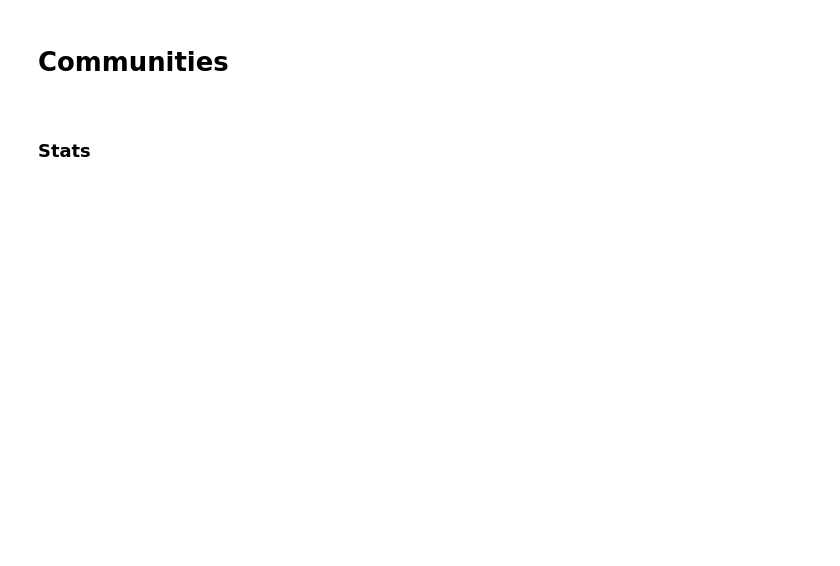
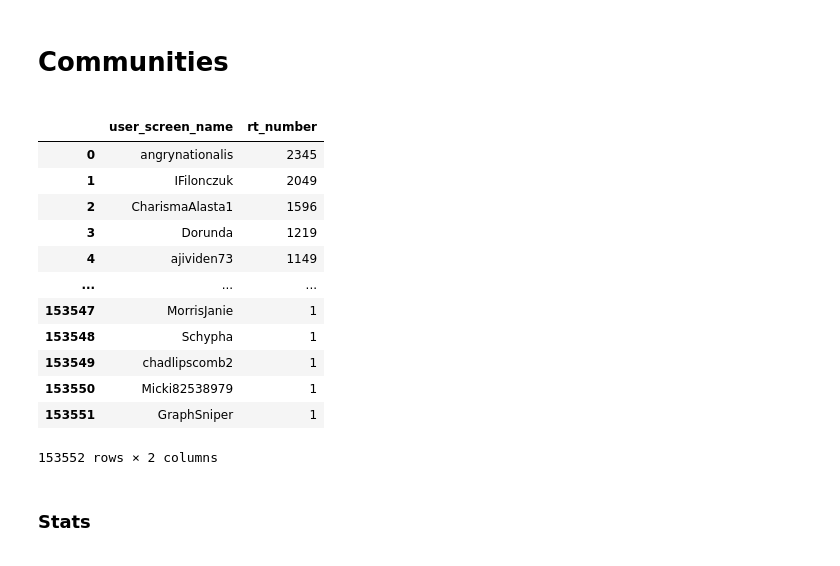
Before and after one commit to gi-ux/BachelorProject, a Jupyter notebook: notebook/Retweet_Network.ipynb, the cells around one changed output. Cells and saved outputs as stored; diff of their text form; code cells hidden in the pictures; blank space fills up the shorter version.

Commit message:
Integrate new rt bad dozen dataframe

```diff
--- a/notebook/Retweet_Network.ipynb
+++ b/notebook/Retweet_Network.ipynb
@@ -174,6 +173,22 @@ path_ccdh_rt = glob.glob("C:/Users/Gianluca/Desktop/Supsi/Git/BachelorProject/la
 path_disinform = glob.glob("C:/Users/Gianluca/Desktop/Supsi/Git/BachelorProject/csv/")
 # %%
 ccdh_rt = pd.read_csv(path_ccdh_rt[0] + "retweet_users_ccdh.csv")
+# %%
+ccdh_rt
+# %% [output]
+|  | user_screen_name | rt_number |
+| 0 | angrynationalis | 2345 |
+| 1 | IFilonczuk | 2049 |
+| 2 | CharismaAlasta1 | 1596 |
+| 3 | Dorunda | 1219 |
+| 4 | ajividen73 | 1149 |
+| ... | ... | ... |
+| 153547 | MorrisJanie | 1 |
+| 153548 | Schypha | 1 |
+| 153549 | chadlipscomb2 | 1 |
+| 153550 | Micki82538979 | 1 |
+| 153551 | GraphSniper | 1 |
+153552 rows × 2 columns
 # %%
 ccdh_rt_flt = ccdh_rt[ccdh_rt.user_screen_name.isin([x for x in louvain])]
 # %%
```
Also changed, not shown: parts of 14 cells of this notebook, 1 other file.
